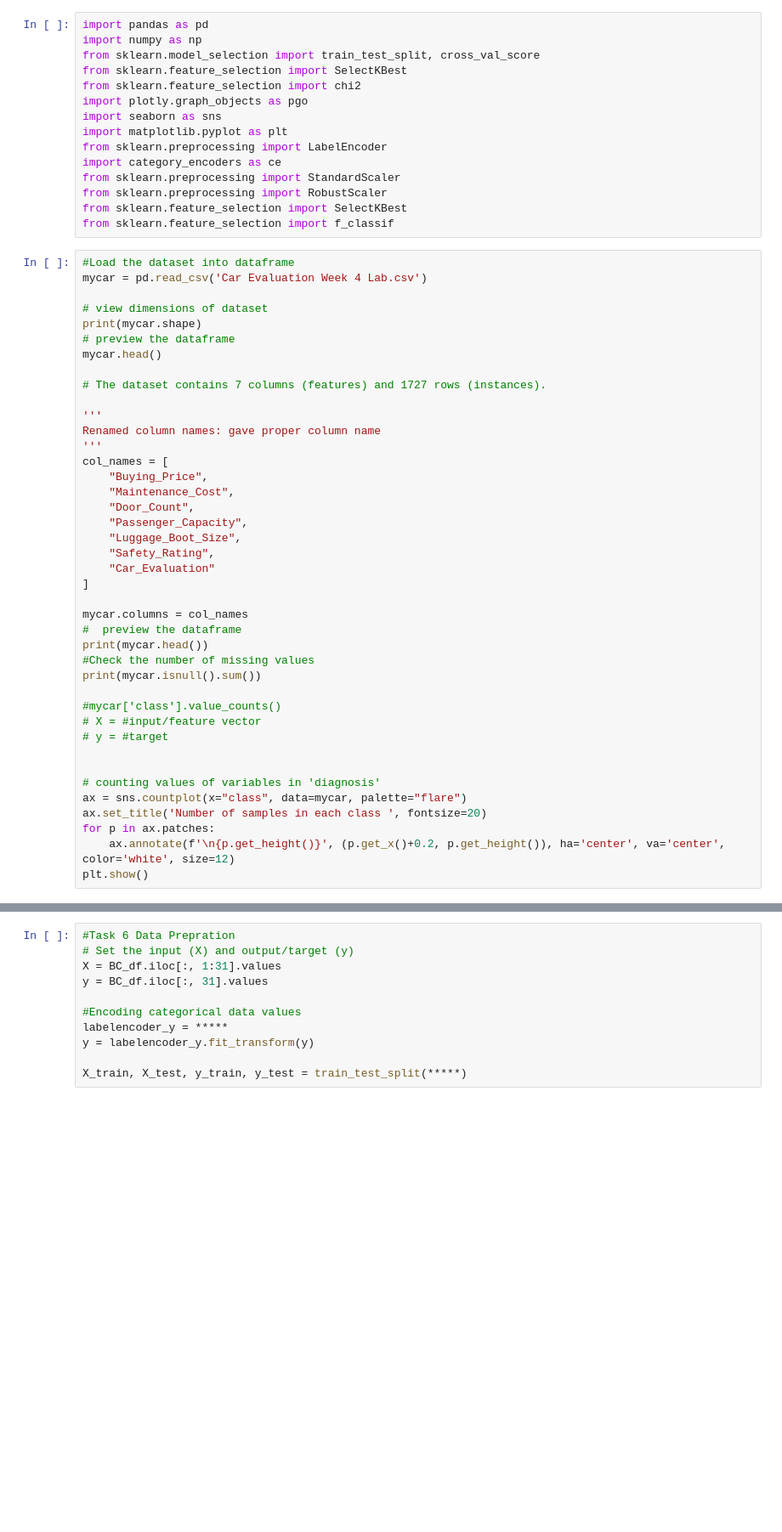
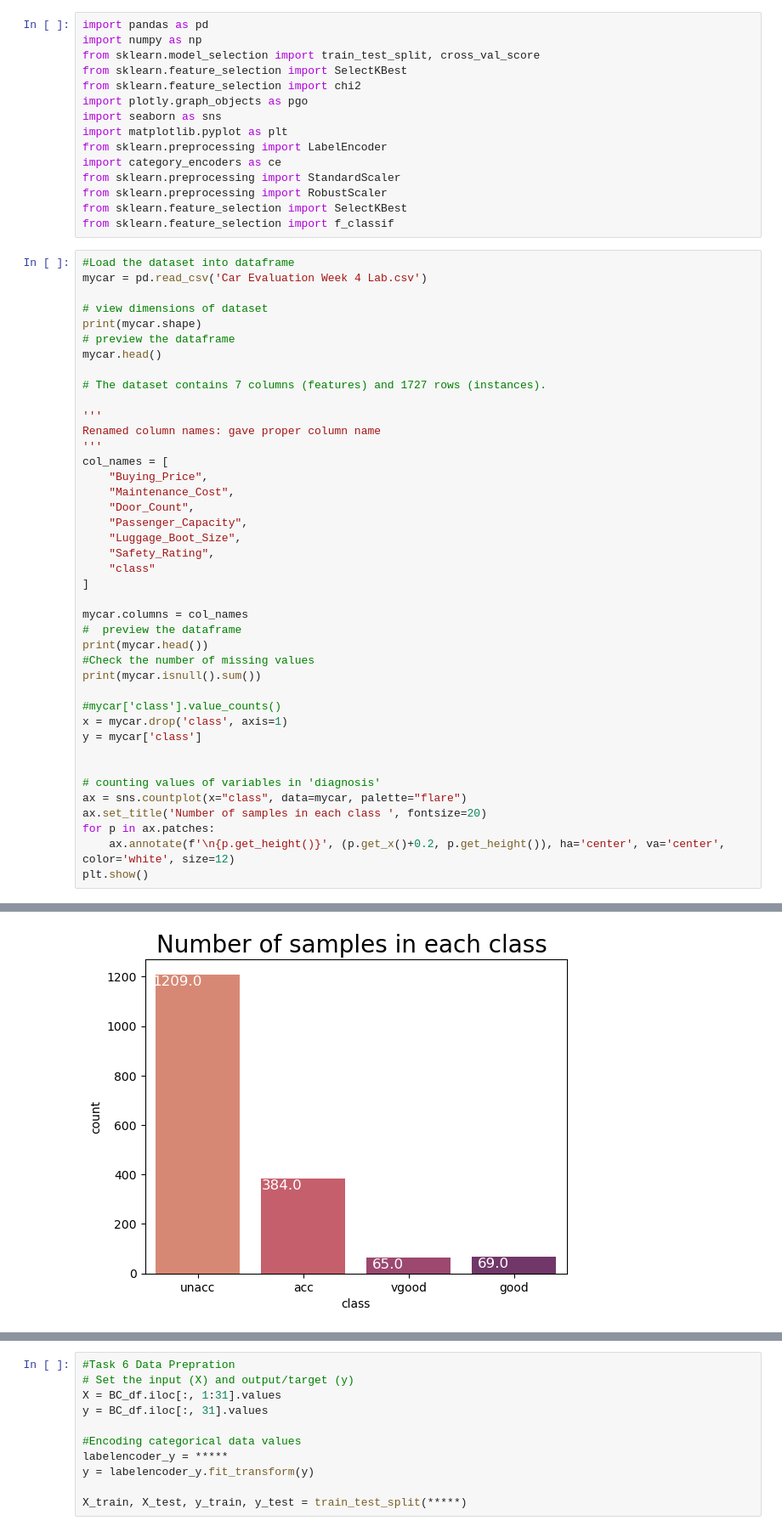
Before and after one commit to ShrimpMolly/Chi-Square--ANOVA-F, a Jupyter notebook: COMP615_Lab4_FeatureSelection.ipynb, the cells around one changed output, grey strips where cells are left out. Shown at 85% size. Saved outputs shown, nothing was run; the diff lists cells and outputs as text; blank space fills up the shorter version.

```diff
--- a/COMP615_Lab4_FeatureSelection.ipynb
+++ b/COMP615_Lab4_FeatureSelection.ipynb
@@ -34,7 +34,7 @@ col_names = [
     "Passenger_Capacity",
     "Luggage_Boot_Size",
     "Safety_Rating",
-    "Car_Evaluation"
+    "class"
 ]
 
 mycar.columns = col_names
@@ -44,8 +44,8 @@ print(mycar.head())
 print(mycar.isnull().sum())
 
 #mycar['class'].value_counts()
-# X = #input/feature vector
-# y = #target
+x = mycar.drop('class', axis=1)
+y = mycar['class']
 
 
 # counting values of variables in 'diagnosis'
@@ -76,2 +78,3 @@ ValueError: Could not interpret value `class` for `x`. An entry with this name d
+[figure, added]
 # %%
 #Task Two
```
Also changed, not shown: parts of 4 cells of this notebook.
